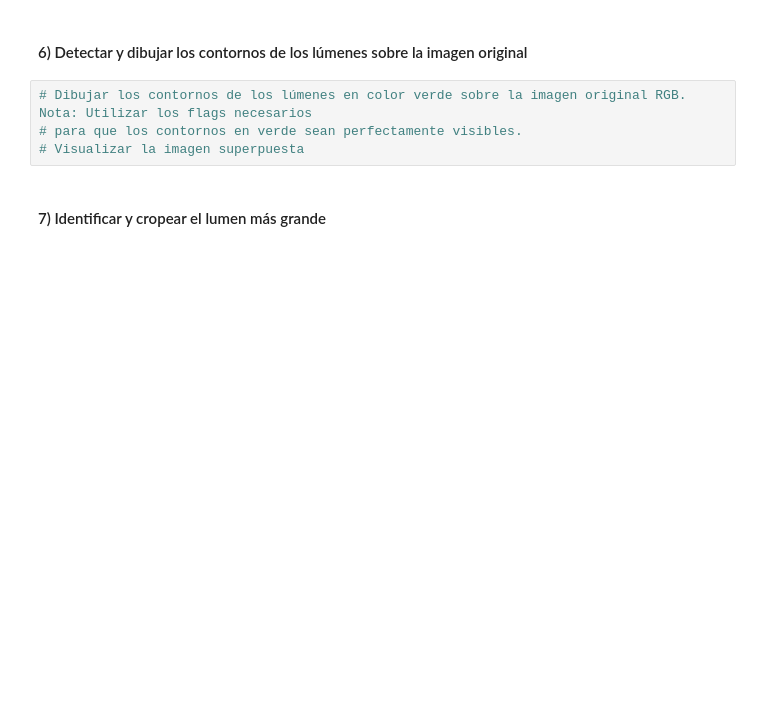
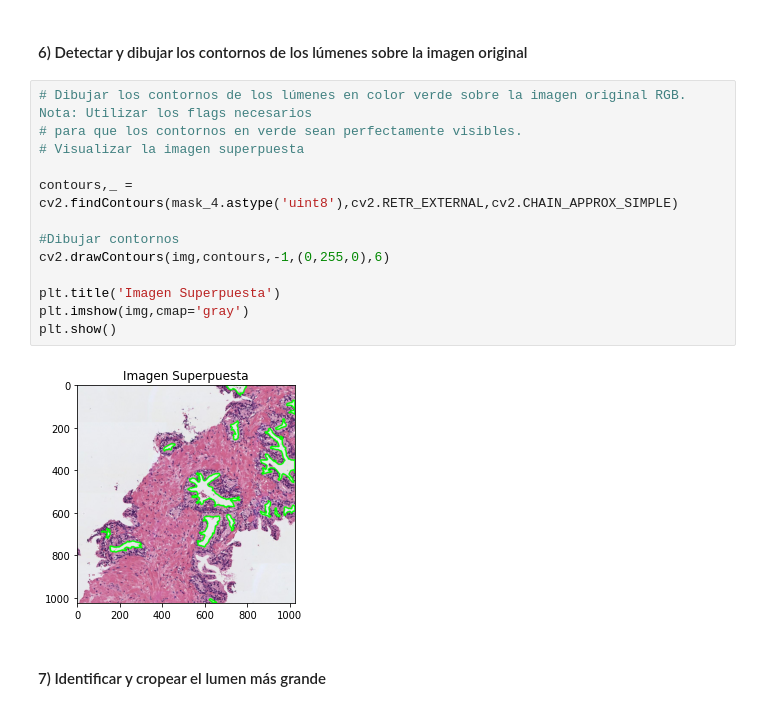
Before and after one commit to StevenMena/05MIAR---Aprendizaje_Supervisado, a Jupyter notebook: Actividad_C1_P1_MenaChavez_StevenAlberto.ipynb, the cells around one changed output. Drawn from its saved outputs; the diff is of its cells as text; blank space fills up the shorter version.

```diff
--- a/Actividad_C1_P1_MenaChavez_StevenAlberto.ipynb
+++ b/Actividad_C1_P1_MenaChavez_StevenAlberto.ipynb
@@ -118,7 +118,18 @@ plt.show()
 # %%
 # Dibujar los contornos de los lúmenes en color verde sobre la imagen original RGB. Nota: Utilizar los flags necesarios
 # para que los contornos en verde sean perfectamente visibles.
 # Visualizar la imagen superpuesta
+
+contours,_ = cv2.findContours(mask_4.astype('uint8'),cv2.RETR_EXTERNAL,cv2.CHAIN_APPROX_SIMPLE)
+
+#Dibujar contornos
+cv2.drawContours(img,contours,-1,(0,255,0),6)
+
+plt.title('Imagen Superpuesta')
+plt.imshow(img,cmap='gray')
+plt.show()
+# %% [output]
+[figure, added]
 # %% [markdown]
 #### 7) Identificar y cropear el lumen más grande
 # %%
```
